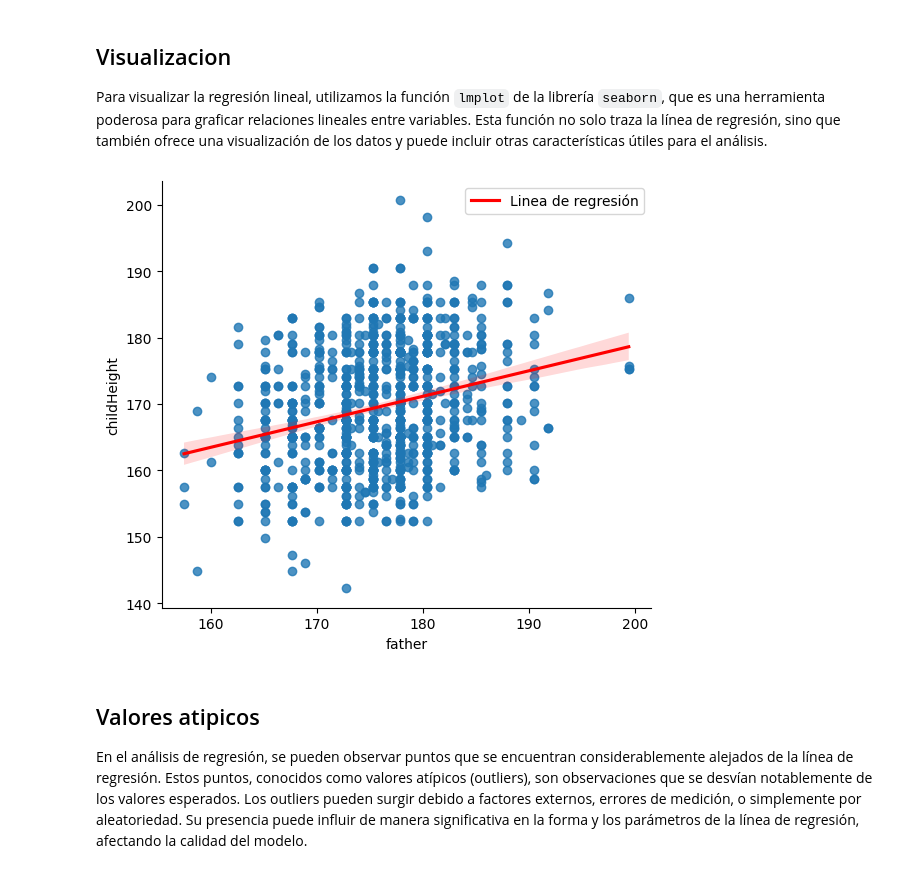
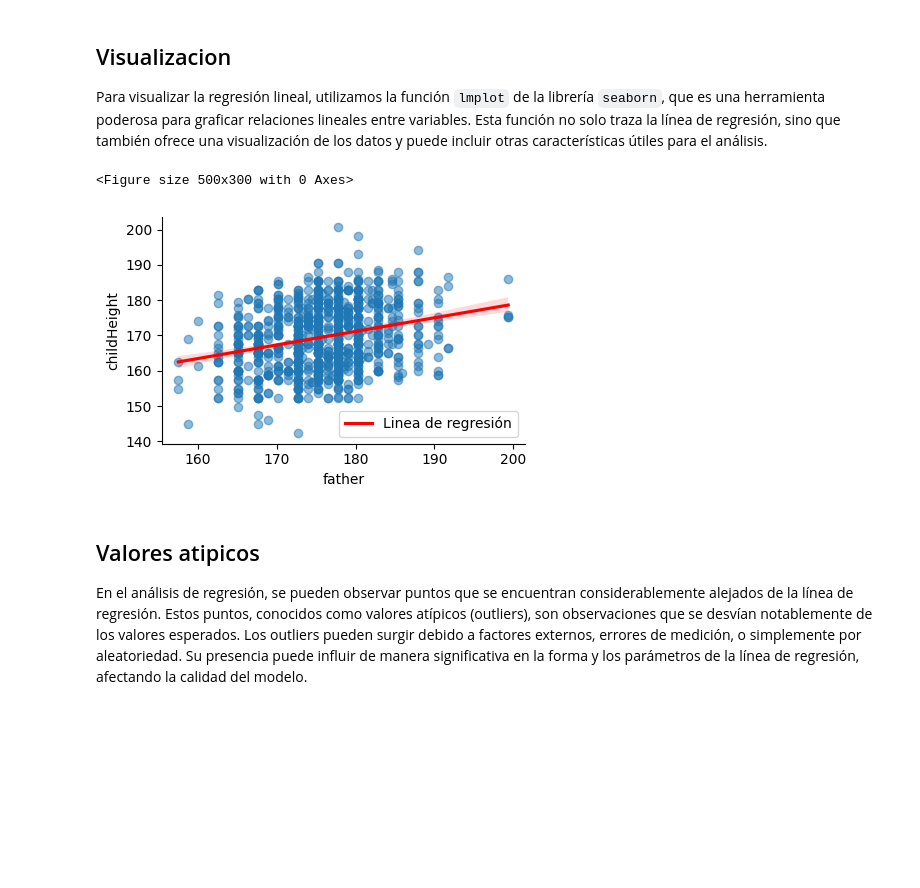
Before and after one commit to Void-CA/Linear-Regression, a Jupyter notebook: linearRegression.ipynb, the cells around one changed output. Cells and saved outputs as stored; diff of their text form; code cells hidden in the pictures; blank space fills up the shorter version.

```diff
--- a/linearRegression.ipynb
+++ b/linearRegression.ipynb
@@ -85,0 +58,5 @@ memory usage: 58.5+ KB
+# %%
+from data.handler import get_heights
+
+heights = get_heights()
+heights.info()
@@ -111,18 +104,24 @@ model = model.fit()
 ## Visualizacion
 Para visualizar la regresión lineal, utilizamos la función `lmplot` de la librería `seaborn`, que es una herramienta poderosa para graficar relaciones lineales entre variables. Esta función no solo traza la línea de regresión, sino que también ofrece una visualización de los datos y puede incluir otras características útiles para el análisis.
 # %%
+import matplotlib.pyplot as plt
+import seaborn as sns
+
+plt.figure(figsize=(5,3))
 sns.lmplot(x='father', y='childHeight',
            data=heights,
-           aspect=1.15,
-           line_kws={'color' : 'red', 'label' : 'Linea de regresión'})
+           line_kws={'color' : 'red', 'label' : 'Linea de regresión'},
+           scatter_kws={'alpha' : 0.5},
+           height=3, aspect=1.5)
 
 # Mostrar leyenda
 plt.legend()
 
 # Mostrar el gráfico
 plt.show()
 # %% [output]
+<Figure size 500x300 with 0 Axes>
-[figure, old version]
+[figure, new version]
 # %% [markdown]
 ## Valores atipicos
 En el análisis de regresión, se pueden observar puntos que se encuentran considerablemente alejados de la línea de regresión. Estos puntos, conocidos como valores atípicos (outliers), son observaciones que se desvían notablemente de los valores esperados. Los outliers pueden surgir debido a factores externos, errores de medición, o simplemente por aleatoriedad. Su presencia puede influir de manera significativa en la forma y los parámetros de la línea de regresión, afectando la calidad del modelo.
```
Also changed, not shown: parts of 8 cells of this notebook, 1 other file.
